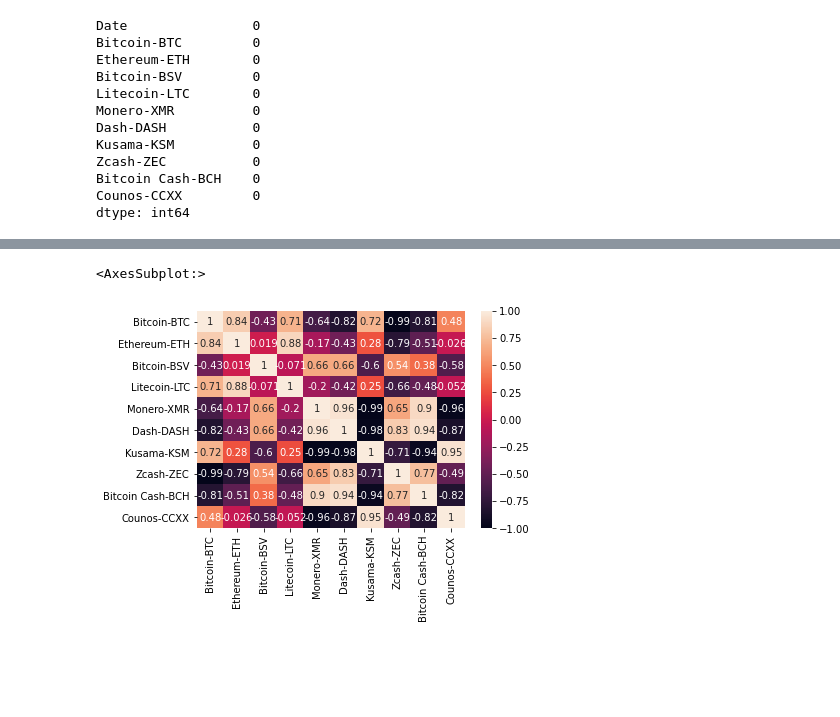
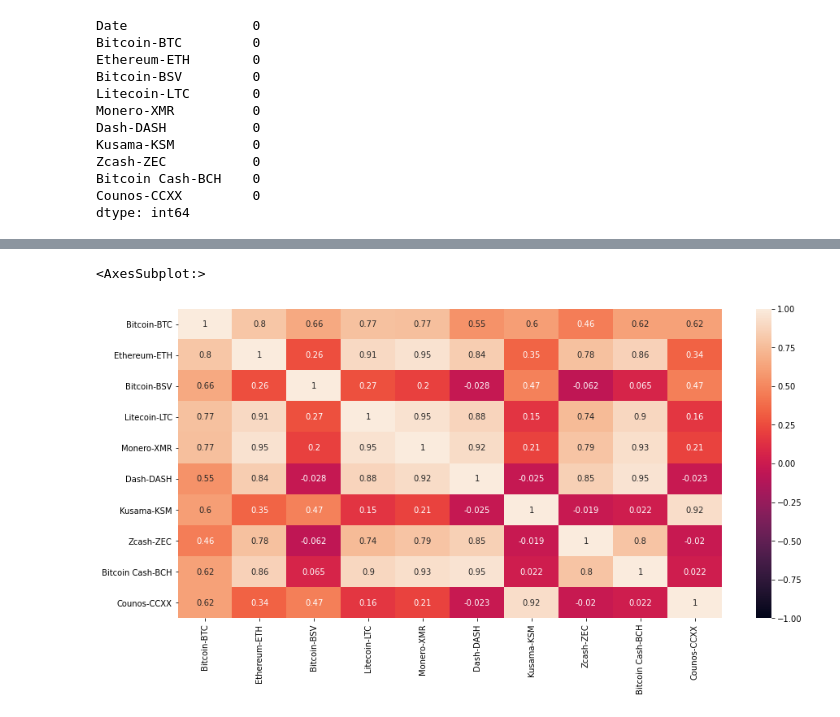
Before and after one commit to aalfiler/Crash_Course_In_Crypto, a Jupyter notebook: notebooks/intra-analysis.ipynb, the cells around one changed output, grey strips where cells are left out. Cells and saved outputs as stored; diff of their text form; code cells hidden in the pictures; blank space fills up the shorter version.

```diff
--- a/notebooks/intra-analysis.ipynb
+++ b/notebooks/intra-analysis.ipynb
@@ -142,3 +78,7 @@ all_close = all_close.dropna().copy()
+# %%
+all_close["Bitcoin Cash-BCH"] = all_close["Bitcoin Cash-BCH"].fillna(0)
+# %%
+all_close["Counos-CCXX"] = all_close["Counos-CCXX"].fillna(0)
 # %%
 all_close.isnull().sum()
 # %% [output]
@@ -155,8 +95,8 @@ Bitcoin Cash-BCH    0
 Counos-CCXX         0
 dtype: int64
 # %%
-all_date_index = all_close.set_index("Date").head()
-all_date_index
+all_date_index = all_close.set_index("Date")
+all_date_index.head()
 # %% [output]
 |  | Bitcoin-BTC | Ethereum-ETH | Bitcoin-BSV | Litecoin-LTC | Monero-XMR | Dash-DASH | Kusama-KSM | Zcash-ZEC | ... |
 | Date |  |  |  |  |  |  |  |  | ... |
@@ -171,5 +131,2 @@ all_date_index.hvplot(title="CoinMarketCap: Crypto Closing Prices", ylabel="Clos
 # %% [output]
 [interactive output not drawn]
-# %%
-# Group by year + month
-all_date_index = all_date_index.groupby([all_date_index.index.year, all_date_index.index.month]).mean() # this will yield an error
@@ -211,6 +166,7 @@ correlation
 # %%
-# Plot correlation
+# Plot correlation w/ seaborn
+plt.figure(figsize = (15,7))
 sns.heatmap(correlation, vmin=-1, vmax=1, annot=True)
 # %% [output]
 <AxesSubplot:>
-[figure, old version]
+[figure, new version]
```
Also changed, not shown: parts of 34 cells of this notebook, 1 other file.
